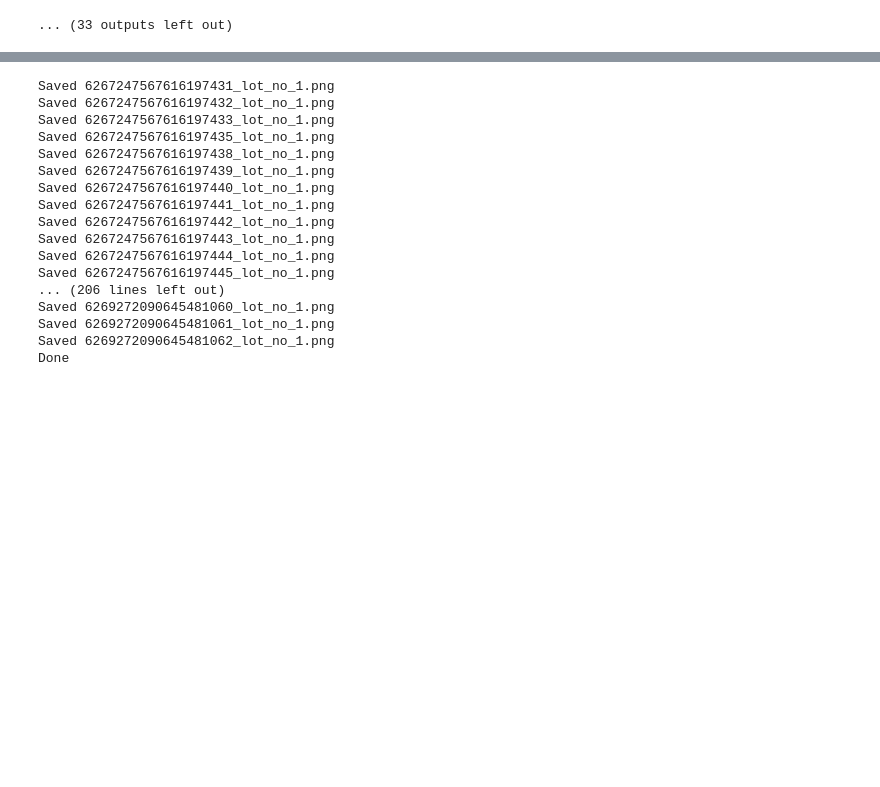
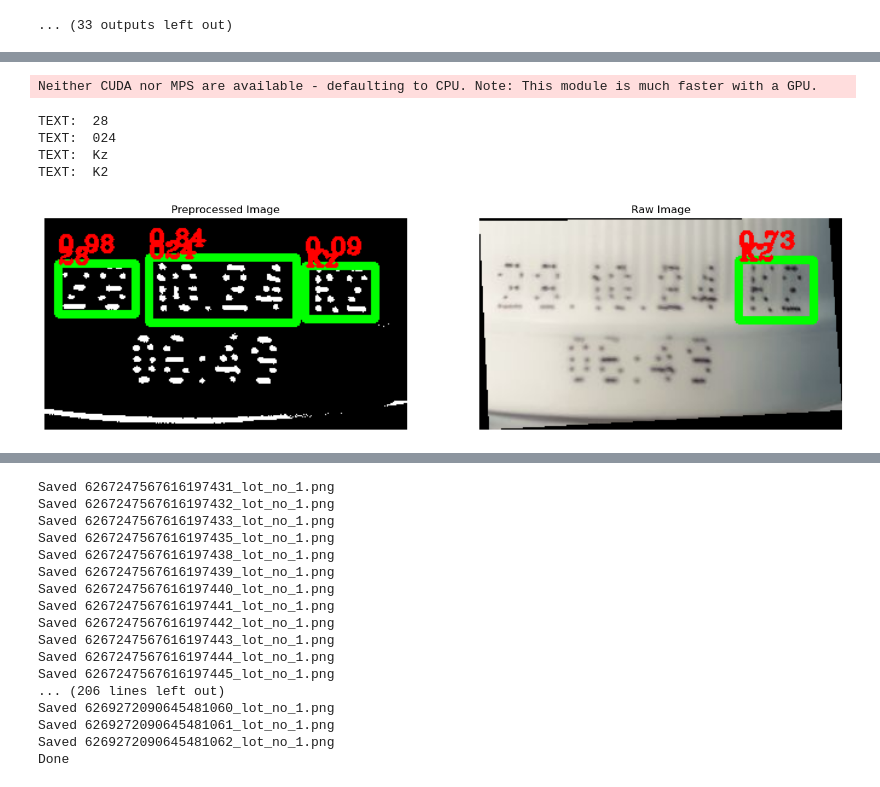
Before and after one commit to LeToyek/ocr-lotno-model, a Jupyter notebook: preprocessing_cap.ipynb, the cells around one changed output, grey strips where cells are left out. Cells and saved outputs as stored; diff of their text form; code cells hidden in the pictures; blank space fills up the shorter version.

```diff
--- a/preprocessing_cap.ipynb
+++ b/preprocessing_cap.ipynb
@@ -91,0 +119,40 @@ for photo_file in photo_files:
+# %%
+import easyocr
+
+reader = easyocr.Reader(['en'])
+
+# show me the picture with the bounding box and the result of the
+raw_image = cv2.imread(photo_path, cv2.COLOR_BGR2RGB)
+preproccessed = cv2.cvtColor(preprocessed_images[0], cv2.COLOR_BGR2RGB)
+
+def draw_bounding_boxes(image,detections,threshold=0.25):
+    for bbox,text,score in detections:
+        print("TEXT: ",text)
+        if score > threshold:
+            cv2.rectangle(image, tuple(map(int, bbox[0])), tuple(map(int, bbox[2])), (0, 255, 0), 5)
+            cv2.putText(image, text, tuple(map(int, bbox[0])), cv2.FONT_HERSHEY_COMPLEX_SMALL, 1, (255, 0, 0), 2)
+            cv2.putText(image, str(round(score,2)), (int(bbox[0][0]),int(bbox[0][1]-10)), cv2.FONT_HERSHEY_COMPLEX_SMALL, 1, (255, 0, 0), 2)
+
+preprocessed_detection = reader.readtext(preproccessed,width_ths=0.1)
+draw_bounding_boxes(preproccessed, preprocessed_detection,0)
+
+raw_detection = reader.readtext(raw_image)
+draw_bounding_boxes(raw_image, raw_detection,0)
+
+plt.figure(figsize=(16,9))
+plt.subplot(1,2,1)
+plt.imshow(preproccessed)
+plt.axis('off')
+plt.title("Preprocessed Image")
+plt.subplot(1,2,2)
+plt.imshow(raw_image)
+plt.axis('off')
+plt.title("Raw Image")
+plt.show()
+# %% [output]
+Neither CUDA nor MPS are available - defaulting to CPU. Note: This module is much faster with a GPU.
+TEXT:  28
+TEXT:  024
+TEXT:  Kz
+TEXT:  K2
+[figure, added]
```
Also changed, not shown: parts of 6 cells of this notebook, 23 other files.
